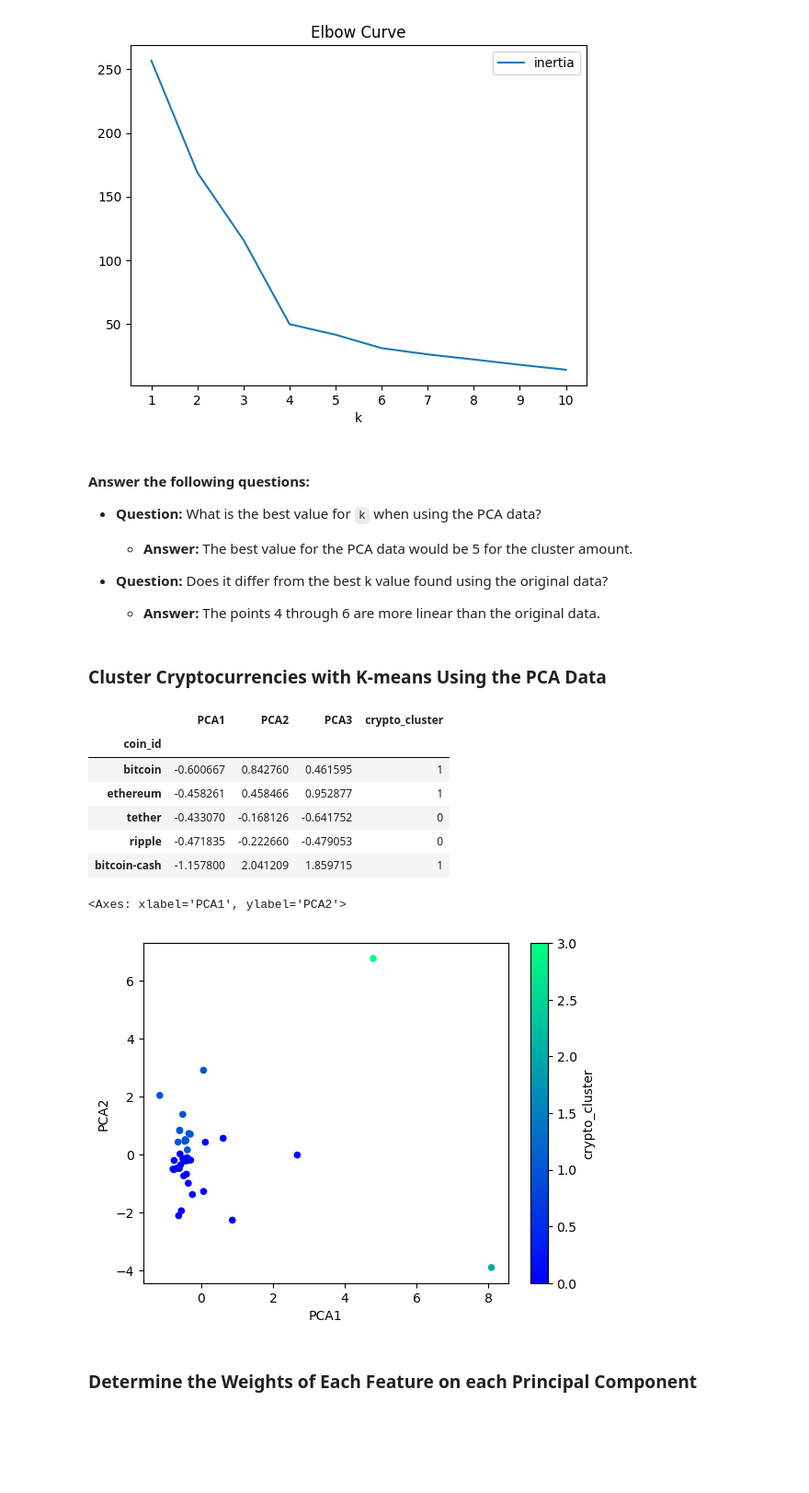
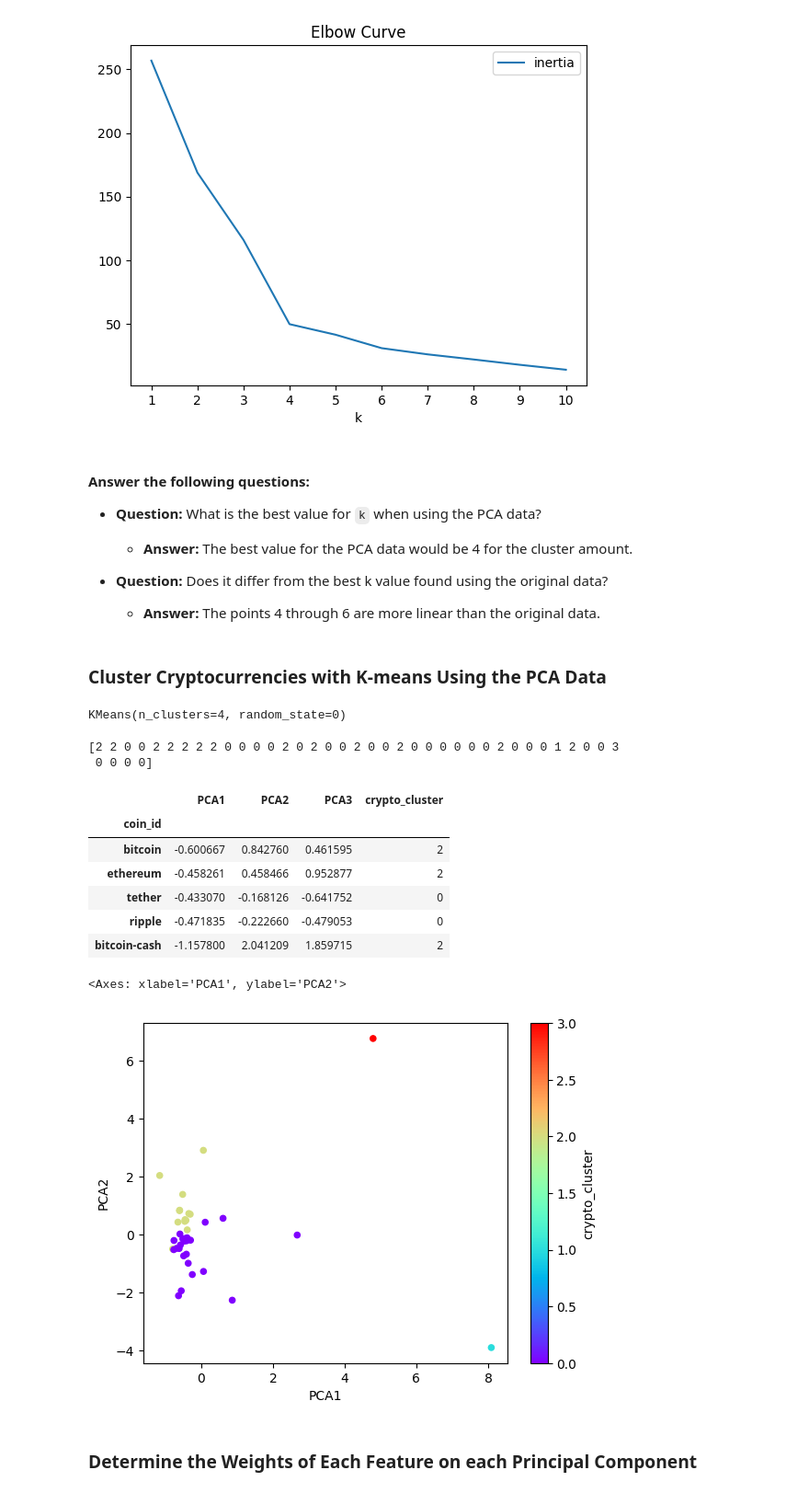
Before and after one commit to LardexTheLarge/crypto_clustering_challenge, a Jupyter notebook: Crypto_Clustering.ipynb, the cells around one changed output. Shown: that part at 92% size. Saved outputs shown, nothing was run; the diff lists cells and outputs as text; code cells hidden in the pictures; blank space fills up the shorter version.

Commit message:
Completed clustering with PCA data

```diff
--- a/Crypto_Clustering.ipynb
+++ b/Crypto_Clustering.ipynb
@@ -320,7 +320,7 @@ df_elbow_pca.plot.line(
 #### Answer the following questions:
 * **Question:** What is the best value for `k` when using the PCA data?
 
-  * **Answer:** The best value for the PCA data would be 5 for the cluster amount.
+  * **Answer:** The best value for the PCA data would be 4 for the cluster amount.
 
 
 * **Question:** Does it differ from the best k value found using the original data?
@@ -330,34 +330,48 @@ df_elbow_pca.plot.line(
 ### Cluster Cryptocurrencies with K-means Using the PCA Data
 # %%
 # Initialize the K-Means model using the best value for k
+model = KMeans(n_clusters=4, n_init='auto', random_state=0)
 # %%
 # Fit the K-Means model using the PCA data
+model.fit(market_pca_df)
+# %% [output]
+KMeans(n_clusters=4, random_state=0)
 # %%
 # Predict the clusters to group the cryptocurrencies using the PCA data
-
+k_5 = model.predict(market_pca_df)
 
 # Print the resulting array of cluster values.
+print(k_5)
+# %% [output]
+[2 2 0 0 2 2 2 2 2 0 0 0 0 2 0 2 0 0 2 0 0 2 0 0 0 0 0 0 2 0 0 0 1 2 0 0 3
+ 0 0 0 0]
 # %%
 # Create a copy of the DataFrame with the PCA data
-
+market_pca_predictions_df = market_pca_df.copy()
 
 # Add a new column to the DataFrame with the predicted clusters
-
+market_pca_predictions_df["crypto_cluster"] = k_5
 
 # Display sample data
+market_pca_predictions_df.head()
 # %% [output]
 |  | PCA1 | PCA2 | PCA3 | crypto_cluster |
 | coin_id |  |  |  |  |
-| bitcoin | -0.600667 | 0.842760 | 0.461595 | 1 |
-| ethereum | -0.458261 | 0.458466 | 0.952877 | 1 |
+| bitcoin | -0.600667 | 0.842760 | 0.461595 | 2 |
+| ethereum | -0.458261 | 0.458466 | 0.952877 | 2 |
 | tether | -0.433070 | -0.168126 | -0.641752 | 0 |
 | ripple | -0.471835 | -0.222660 | -0.479053 | 0 |
-| bitcoin-cash | -1.157800 | 2.041209 | 1.859715 | 1 |
+| bitcoin-cash | -1.157800 | 2.041209 | 1.859715 | 2 |
 # %%
 # Create a scatter plot using hvPlot by setting `x="PCA1"` and `y="PCA2"`.
+market_pca_predictions_df.plot.scatter(
+    x="PCA1",
+    y="PCA2",
+    c="crypto_cluster",
+    colormap='rainbow')
 # %% [output]
 <Axes: xlabel='PCA1', ylabel='PCA2'>
-[figure, old version]
+[figure, new version]
 # %% [markdown]
 ### Determine the Weights of Each Feature on each Principal Component
 # %%
```
